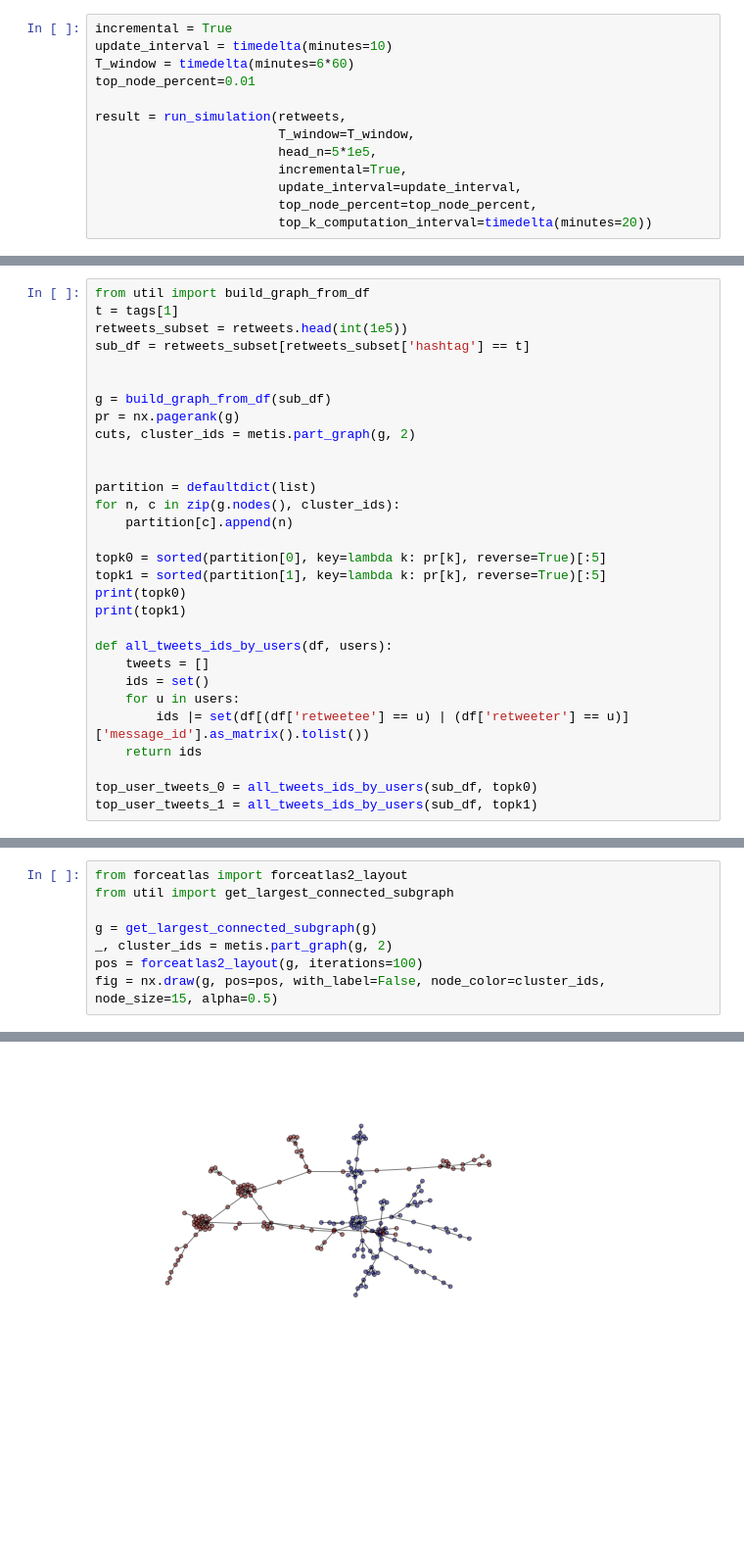
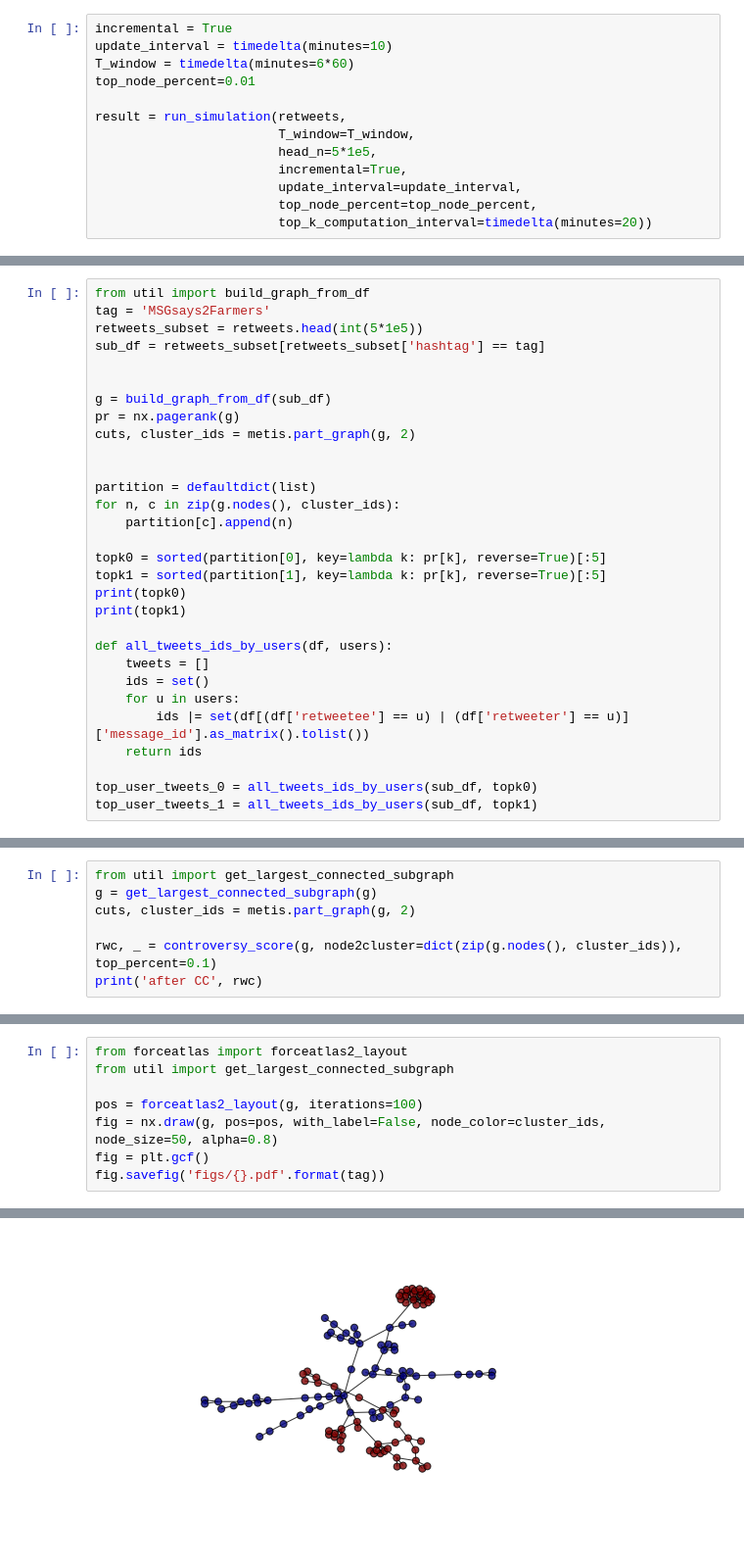
Before and after one commit to xiaohan2012/controversy_detection, a Jupyter notebook: manually_check_hashtag.ipynb, the cells around one changed output, grey strips where cells are left out. Shown at 98% size. Saved outputs shown, nothing was run; the diff lists cells and outputs as text; blank space fills up the shorter version.

```diff
--- a/manually_check_hashtag.ipynb
+++ b/manually_check_hashtag.ipynb
@@ -57,8 +78,8 @@ print(tags)
 # %%
 from util import build_graph_from_df
-t = tags[1]
-retweets_subset = retweets.head(int(1e5))
-sub_df = retweets_subset[retweets_subset['hashtag'] == t]
+tag = 'MSGsays2Farmers'
+retweets_subset = retweets.head(int(5*1e5))
+sub_df = retweets_subset[retweets_subset['hashtag'] == tag]
 
 
 g = build_graph_from_df(sub_df)
@@ -141,0 +160,7 @@ rwc, _ = controversy_score(g, node2cluster=dict(zip(g.nodes(), cluster_ids)), to
+# %%
+from util import get_largest_connected_subgraph
+g = get_largest_connected_subgraph(g)
+cuts, cluster_ids = metis.part_graph(g, 2)
+
+rwc, _ = controversy_score(g, node2cluster=dict(zip(g.nodes(), cluster_ids)), top_percent=0.1)
+print('after CC', rwc)
@@ -143,8 +170,8 @@ rwc, _ = controversy_score(g, node2cluster=dict(zip(g.nodes(), cluster_ids)), to
 from forceatlas import forceatlas2_layout
 from util import get_largest_connected_subgraph
 
-g = get_largest_connected_subgraph(g)
-_, cluster_ids = metis.part_graph(g, 2)
 pos = forceatlas2_layout(g, iterations=100)
-fig = nx.draw(g, pos=pos, with_label=False, node_color=cluster_ids, node_size=15, alpha=0.5)
+fig = nx.draw(g, pos=pos, with_label=False, node_color=cluster_ids, node_size=50, alpha=0.8)
+fig = plt.gcf()
+fig.savefig('figs/{}.pdf'.format(tag))
 # %% [output]
@@ -151 +186 @@ fig = nx.draw(g, pos=pos, with_label=False, node_color=cluster_ids, node_size=15
-[figure, old version]
+[figure, new version]
```
Also changed, not shown: parts of 11 cells of this notebook, 4 other files.
